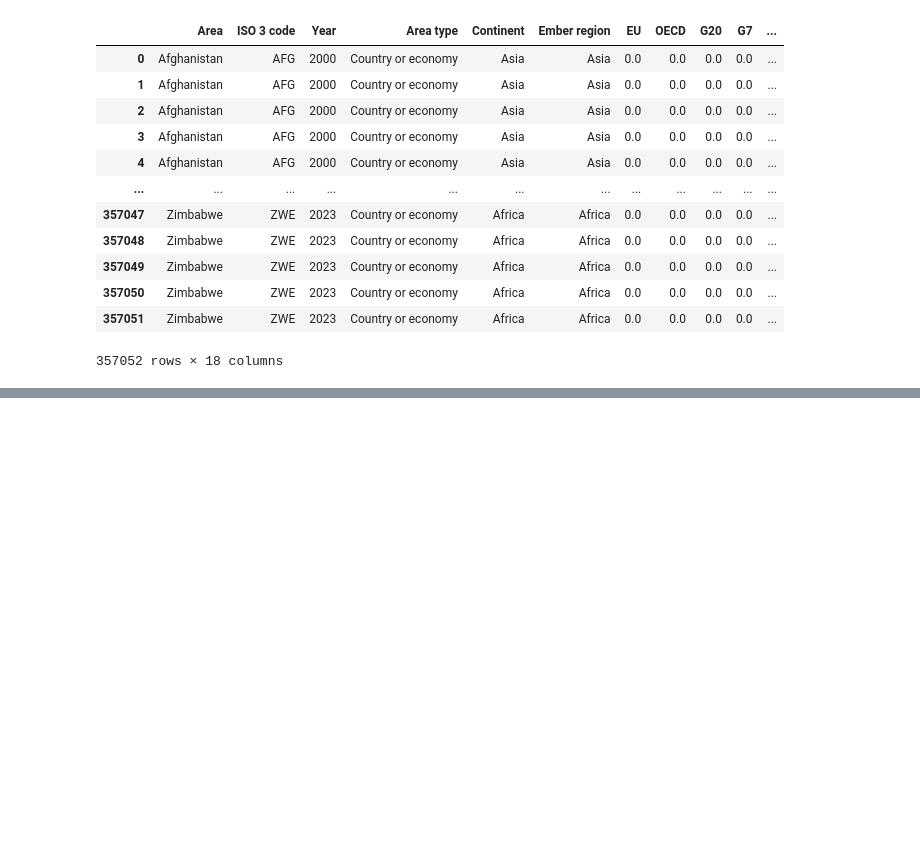
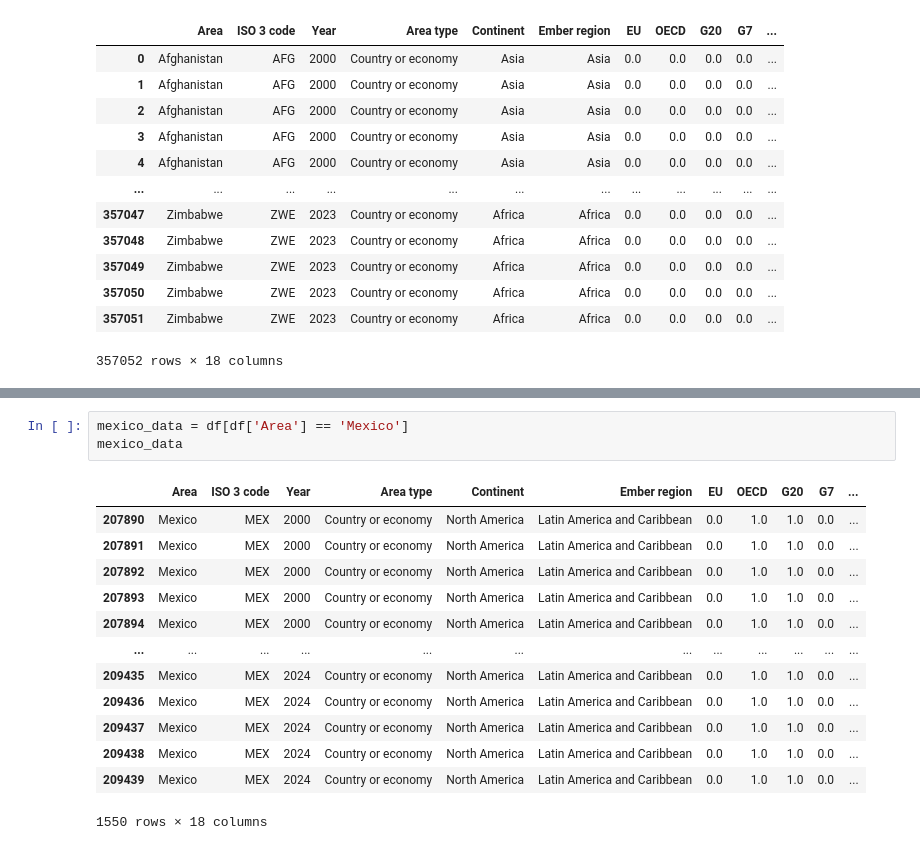
Before and after one commit to jorgecontrerasostos/energy-transition-tracker, a Jupyter notebook: data_exploration.ipynb, the cells around one changed output, grey strips where cells are left out. Drawn from its saved outputs; the diff is of its cells as text; blank space fills up the shorter version.

```diff
--- a/data_exploration.ipynb
+++ b/data_exploration.ipynb
@@ -20,0 +41,17 @@ df
+# %%
+mexico_data = df[df['Area'] == 'Mexico']
+mexico_data
+# %% [output]
+|  | Area | ISO 3 code | Year | Area type | Continent | Ember region | EU | OECD | G20 | G7 | ... |
+| 207890 | Mexico | MEX | 2000 | Country or economy | North America | Latin America and Caribbean | 0.0 | 1.0 | 1.0 | 0.0 | ... |
+| 207891 | Mexico | MEX | 2000 | Country or economy | North America | Latin America and Caribbean | 0.0 | 1.0 | 1.0 | 0.0 | ... |
+| 207892 | Mexico | MEX | 2000 | Country or economy | North America | Latin America and Caribbean | 0.0 | 1.0 | 1.0 | 0.0 | ... |
+| 207893 | Mexico | MEX | 2000 | Country or economy | North America | Latin America and Caribbean | 0.0 | 1.0 | 1.0 | 0.0 | ... |
+| 207894 | Mexico | MEX | 2000 | Country or economy | North America | Latin America and Caribbean | 0.0 | 1.0 | 1.0 | 0.0 | ... |
+| ... | ... | ... | ... | ... | ... | ... | ... | ... | ... | ... | ... |
+| 209435 | Mexico | MEX | 2024 | Country or economy | North America | Latin America and Caribbean | 0.0 | 1.0 | 1.0 | 0.0 | ... |
+| 209436 | Mexico | MEX | 2024 | Country or economy | North America | Latin America and Caribbean | 0.0 | 1.0 | 1.0 | 0.0 | ... |
+| 209437 | Mexico | MEX | 2024 | Country or economy | North America | Latin America and Caribbean | 0.0 | 1.0 | 1.0 | 0.0 | ... |
+| 209438 | Mexico | MEX | 2024 | Country or economy | North America | Latin America and Caribbean | 0.0 | 1.0 | 1.0 | 0.0 | ... |
+| 209439 | Mexico | MEX | 2024 | Country or economy | North America | Latin America and Caribbean | 0.0 | 1.0 | 1.0 | 0.0 | ... |
+1550 rows × 18 columns
```
Also changed, not shown: parts of 5 cells of this notebook, 4 other files.
